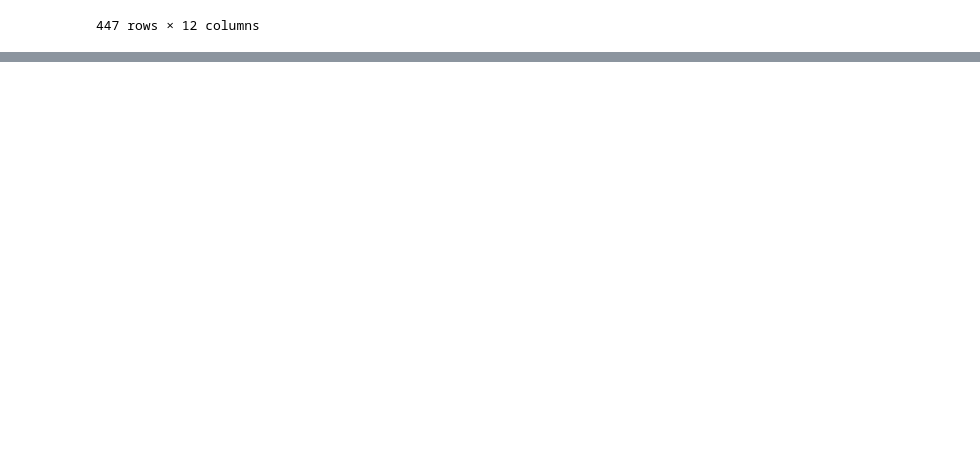
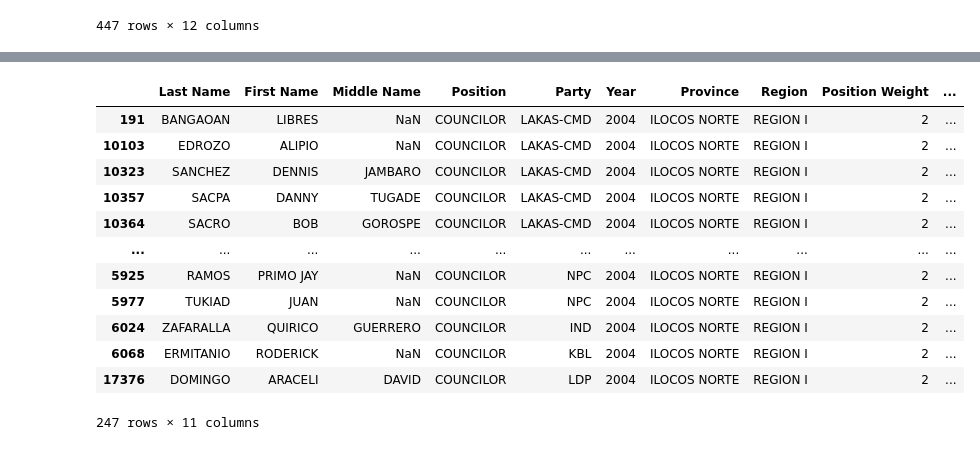
Before and after one commit to stedcheng/elections, a Jupyter notebook: temp.ipynb, the cells around one changed output, grey strips where cells are left out. Saved outputs shown, nothing was run; the diff lists cells and outputs as text; code cells hidden in the pictures; blank space fills up the shorter version.

```diff
--- a/temp.ipynb
+++ b/temp.ipynb
@@ -194,0 +207,6 @@ REGION XIII : ['BOHOL', 'BULACAN', 'ILOCOS NORTE', 'LANAO DEL NORTE', 'NORTHERN
+# %%
+province = "ILOCOS NORTE"
+year = 2004
+# %%
+data = pd.read_csv("datasets/Political Dynasty v9.csv")
+data
@@ -194,0 +227,31 @@ REGION XIII : ['BOHOL', 'BULACAN', 'ILOCOS NORTE', 'LANAO DEL NORTE', 'NORTHERN
+# %%
+# Filter and sort data for the given province and year
+df_province_year = data[(data["Province"] == province) & (data["Year"] == year)].sort_values(by = ["Year"], ascending = False)
+
+# Drop duplicates
+df_unique_names = df_province_year.drop_duplicates(subset = ["Full Name"], keep = "first").copy()
+df_unique_names = df_unique_names.fillna("")
+
+# Pre-compute values for faster lookup
+name_data = df_unique_names.set_index("Full Name")[["Last Name", "Middle Name", "Position Weight", "Community", "Position"]].to_dict(orient = "index")
+
+# Use NumPy for faster matrix operations
+names = df_unique_names["Full Name"].unique()
+num_names = len(names)
+am = np.zeros((num_names, num_names), dtype = int)
+# %%
+df_province_year
+# %% [output]
+|  | Last Name | First Name | Middle Name | Position | Party | Year | Province | Region | Position Weight | ... |
+| 191 | BANGAOAN | LIBRES | NaN | COUNCILOR | LAKAS-CMD | 2004 | ILOCOS NORTE | REGION I | 2 | ... |
+| 10103 | EDROZO | ALIPIO | NaN | COUNCILOR | LAKAS-CMD | 2004 | ILOCOS NORTE | REGION I | 2 | ... |
+| 10323 | SANCHEZ | DENNIS | JAMBARO | COUNCILOR | LAKAS-CMD | 2004 | ILOCOS NORTE | REGION I | 2 | ... |
+| 10357 | SACPA | DANNY | TUGADE | COUNCILOR | LAKAS-CMD | 2004 | ILOCOS NORTE | REGION I | 2 | ... |
+| 10364 | SACRO | BOB | GOROSPE | COUNCILOR | LAKAS-CMD | 2004 | ILOCOS NORTE | REGION I | 2 | ... |
+| ... | ... | ... | ... | ... | ... | ... | ... | ... | ... | ... |
+| 5925 | RAMOS | PRIMO JAY | NaN | COUNCILOR | NPC | 2004 | ILOCOS NORTE | REGION I | 2 | ... |
+| 5977 | TUKIAD | JUAN | NaN | COUNCILOR | NPC | 2004 | ILOCOS NORTE | REGION I | 2 | ... |
+| 6024 | ZAFARALLA | QUIRICO | GUERRERO | COUNCILOR | IND | 2004 | ILOCOS NORTE | REGION I | 2 | ... |
+| 6068 | ERMITANIO | RODERICK | NaN | COUNCILOR | KBL | 2004 | ILOCOS NORTE | REGION I | 2 | ... |
+| 17376 | DOMINGO | ARACELI | DAVID | COUNCILOR | LDP | 2004 | ILOCOS NORTE | REGION I | 2 | ... |
+247 rows × 11 columns
```
Also changed, not shown: parts of 8 cells of this notebook, 28 other files.
